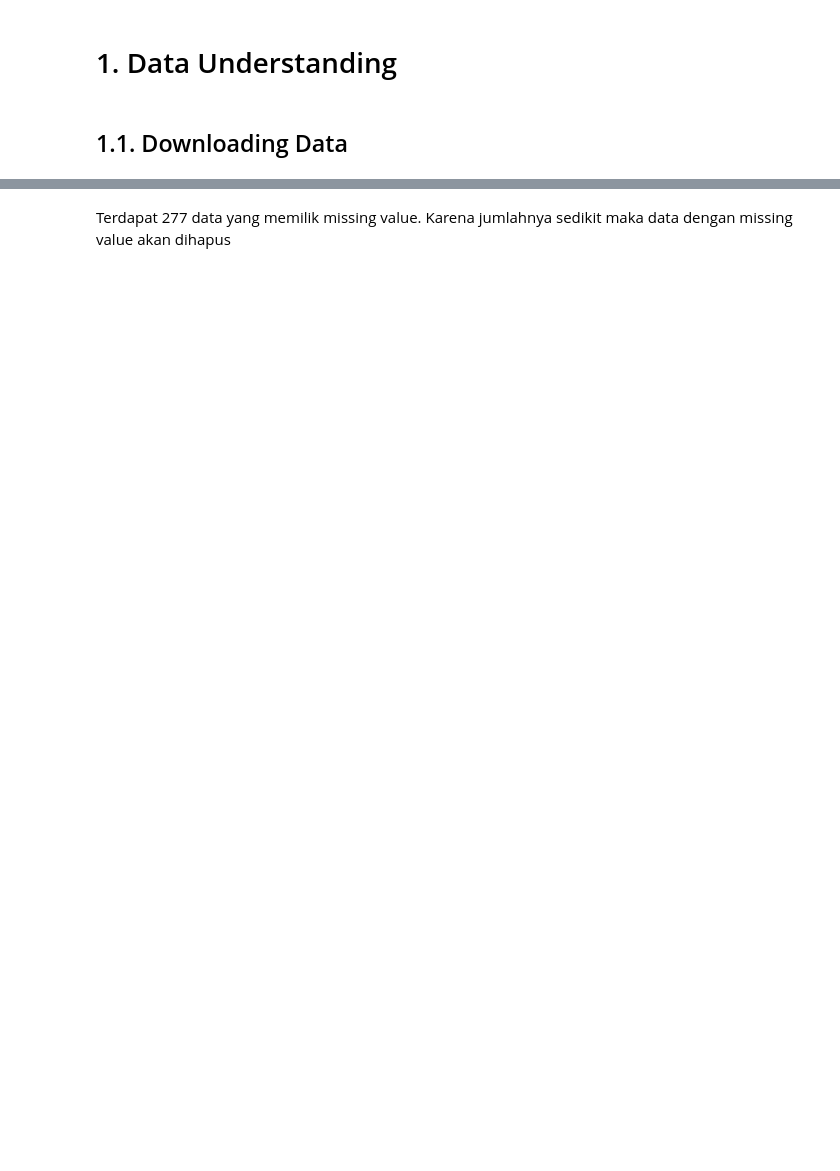
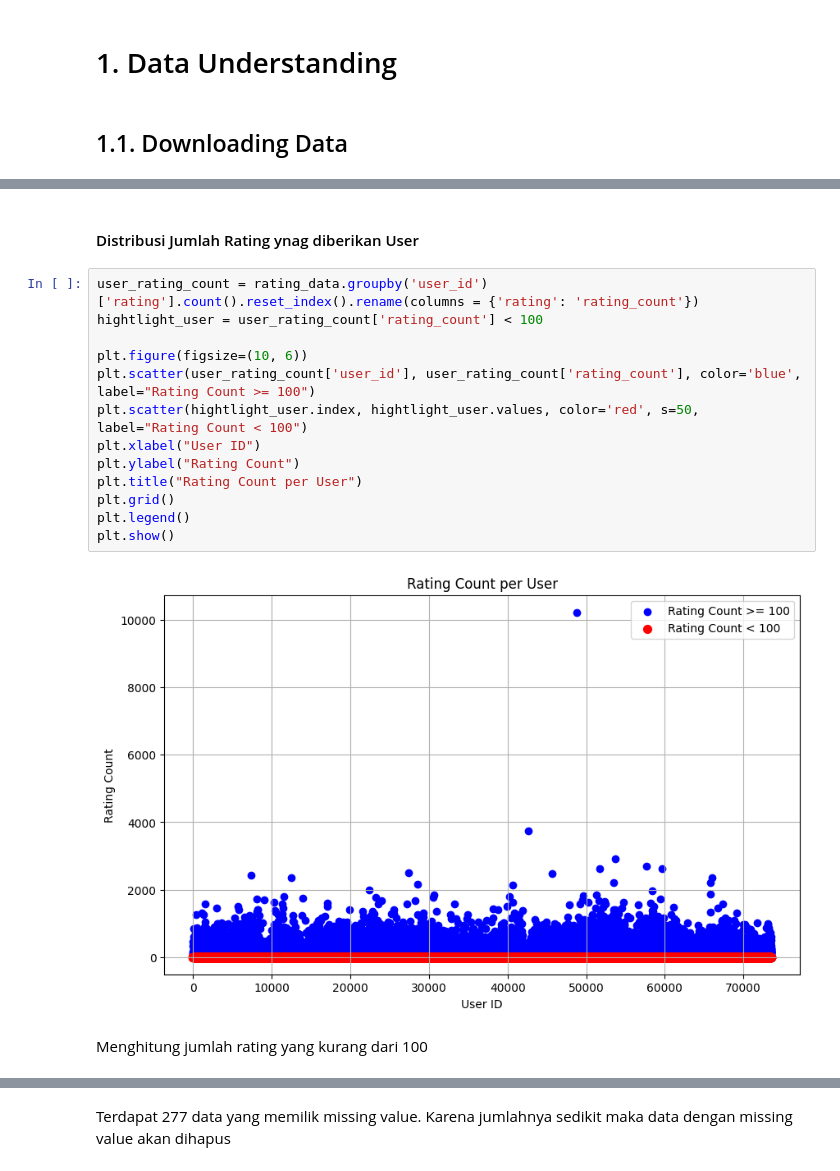
Before and after one commit to yasir-rtx/dbs_ML_expert_project02, a Jupyter notebook: model.ipynb, the cells around one changed output, grey strips where cells are left out. Drawn from its saved outputs; the diff is of its cells as text; blank space fills up the shorter version.

```diff
--- a/model.ipynb
+++ b/model.ipynb
@@ -233,0 +173,19 @@ anime_df[anime_df.isnull().any(axis=1)]
+# %% [markdown]
+#### Distribusi Jumlah Rating ynag diberikan User
+# %%
+user_rating_count = rating_data.groupby('user_id')['rating'].count().reset_index().rename(columns = {'rating': 'rating_count'})
+hightlight_user = user_rating_count['rating_count'] < 100
+
+plt.figure(figsize=(10, 6))
+plt.scatter(user_rating_count['user_id'], user_rating_count['rating_count'], color='blue', label="Rating Count >= 100")
+plt.scatter(hightlight_user.index, hightlight_user.values, color='red', s=50,  label="Rating Count < 100")
+plt.xlabel("User ID")
+plt.ylabel("Rating Count")
+plt.title("Rating Count per User")
+plt.grid()
+plt.legend()
+plt.show()
+# %% [output]
+[figure, added]
+# %% [markdown]
+Menghitung jumlah rating yang kurang dari 100
```
Also changed, not shown: parts of 200 cells of this notebook, 3 other files.
